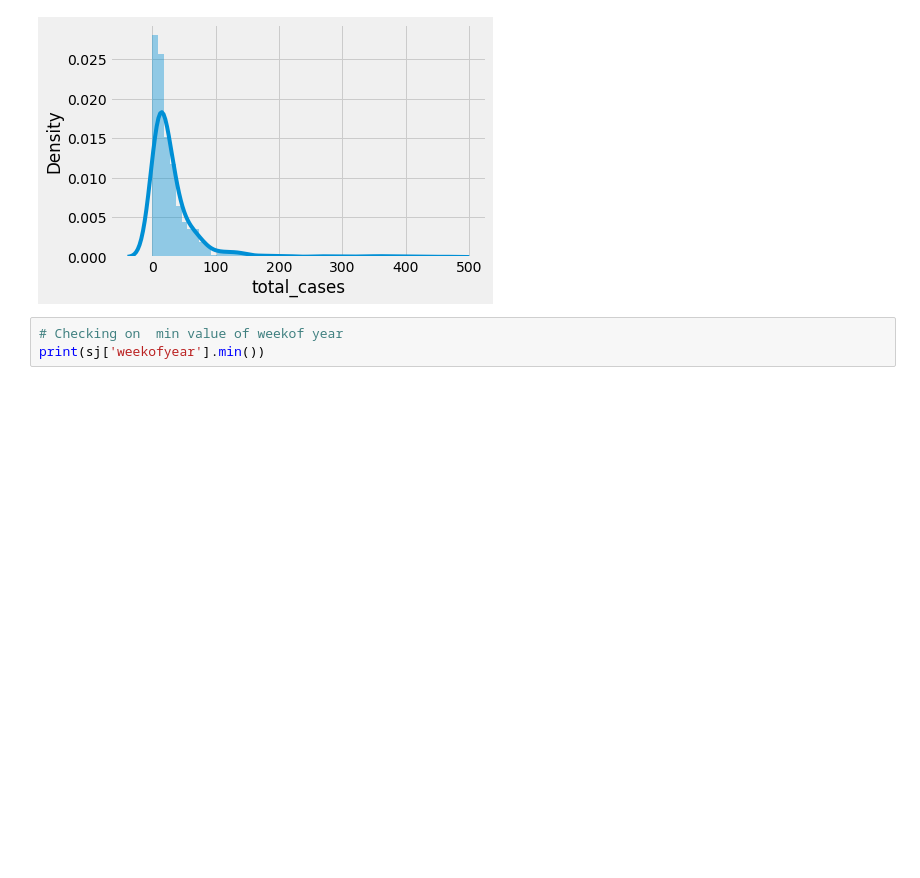
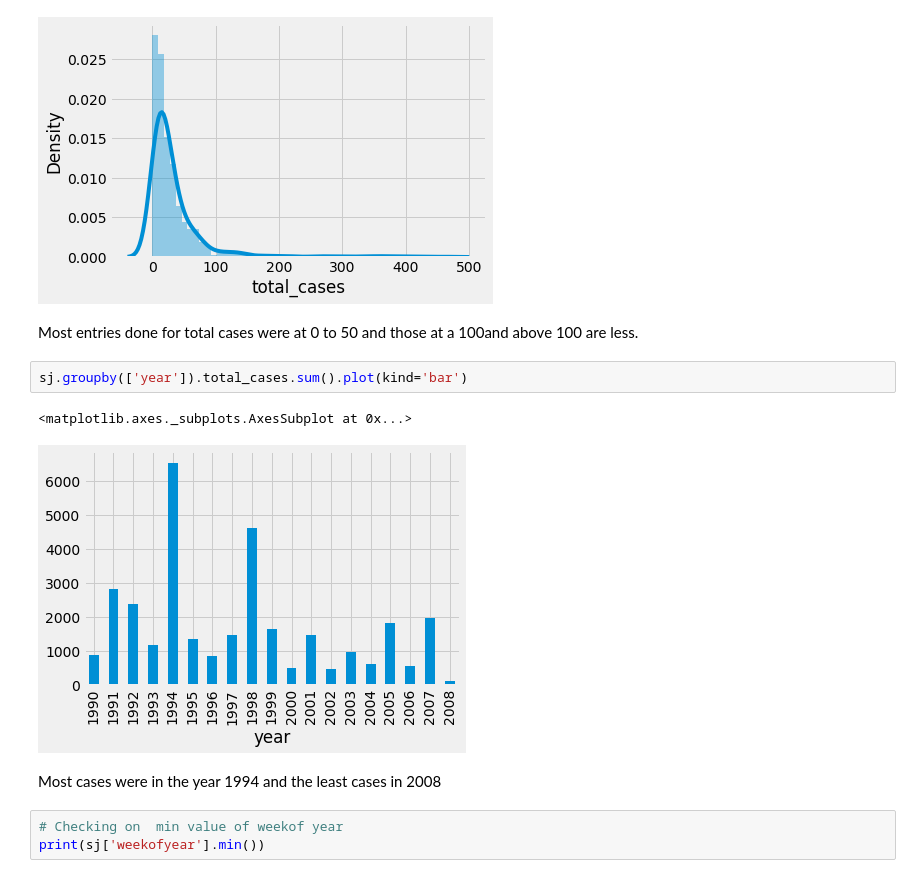
Before and after one commit to Mjcherono/Predicting-Disease-Spread, a Jupyter notebook: dengue.ipynb, the cells around one changed output. Cells and saved outputs as stored; diff of their text form; blank space fills up the shorter version.

```diff
--- a/dengue.ipynb
+++ b/dengue.ipynb
@@ -458,6 +458,15 @@ plt.show()
 0
 461
 [figure]
+# %% [markdown]
+Most entries done for total cases were at 0 to 50 and those at a 100and above 100 are less.
+# %%
+sj.groupby(['year']).total_cases.sum().plot(kind='bar')
+# %% [output]
+<matplotlib.axes._subplots.AxesSubplot at 0x...>
+[figure, added]
+# %% [markdown]
+Most cases were in the year 1994 and the least cases in 2008
 # %%
 # Checking on  min value of weekof year
 print(sj['weekofyear'].min())
```
Also changed, not shown: parts of 32 cells of this notebook.
